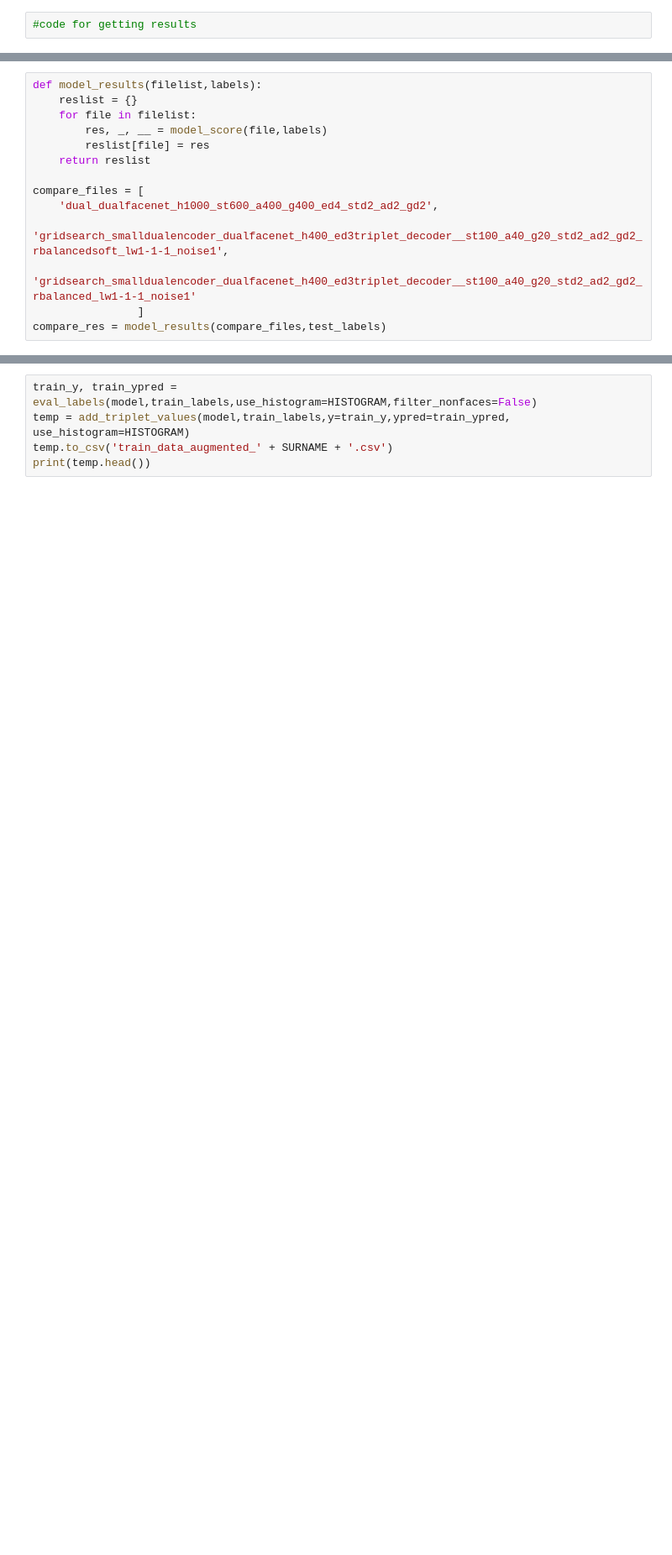
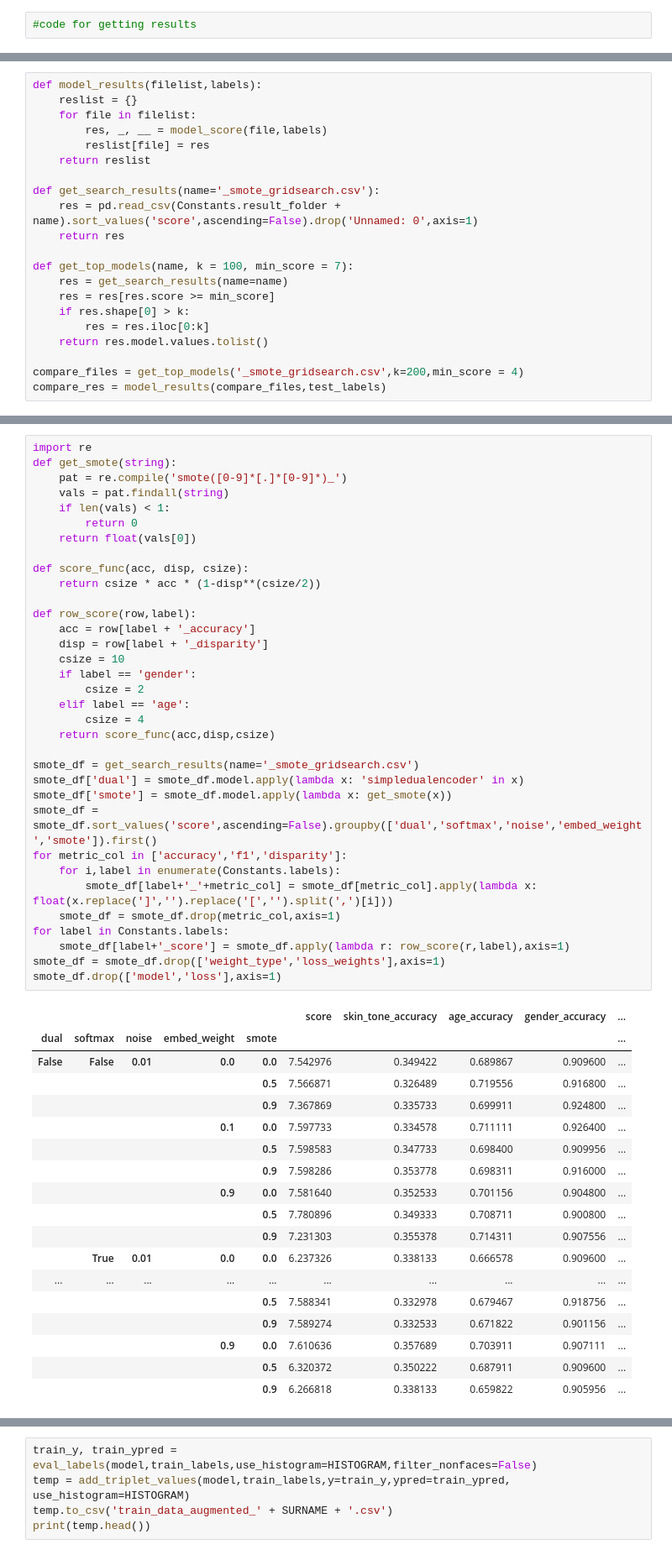
Before and after one commit to tehwentzel/SRIA_Bias, a Jupyter notebook: Untitled.ipynb, the cells around one changed output, grey strips where cells are left out. Shown at 84% size. Saved outputs shown, nothing was run; the diff lists cells and outputs as text; blank space fills up the shorter version.

```diff
--- a/Untitled.ipynb
+++ b/Untitled.ipynb
@@ -266,11 +252,18 @@ def model_results(filelist,labels):
         reslist[file] = res
     return reslist
 
-compare_files = [
-    'dual_dualfacenet_h1000_st600_a400_g400_ed4_std2_ad2_gd2',
-    'gridsearch_smalldualencoder_dualfacenet_h400_ed3triplet_decoder__st100_a40_g20_std2_ad2_gd2_rbalancedsoft_lw1-1-1_noise1',
-    'gridsearch_smalldualencoder_dualfacenet_h400_ed3triplet_decoder__st100_a40_g20_std2_ad2_gd2_rbalanced_lw1-1-1_noise1'
-                ]
+def get_search_results(name='_smote_gridsearch.csv'):
+    res = pd.read_csv(Constants.result_folder + name).sort_values('score',ascending=False).drop('Unnamed: 0',axis=1)
+    return res
+
+def get_top_models(name, k = 100, min_score = 7):
+    res = get_search_results(name=name)
+    res = res[res.score >= min_score]
+    if res.shape[0] > k:
+        res = res.iloc[0:k]
+    return res.model.values.tolist()
+
+compare_files = get_top_models('_smote_gridsearch.csv',k=200,min_score = 4)
 compare_res = model_results(compare_files,test_labels)
 # %% [output]
 (3000, 5)
@@ -281,0 +306,53 @@ compare_res = model_results(compare_files,test_labels)
+# %%
+import re
+def get_smote(string):
+    pat = re.compile('smote([0-9]*[.]*[0-9]*)_')
+    vals = pat.findall(string)
+    if len(vals) < 1:
+        return 0
+    return float(vals[0])
+
+def score_func(acc, disp, csize):
+    return csize * acc * (1-disp**(csize/2))
+
+def row_score(row,label):
+    acc = row[label + '_accuracy']
+    disp = row[label + '_disparity']
+    csize = 10
+    if label == 'gender':
+        csize = 2
+    elif label == 'age':
+        csize = 4
+    return score_func(acc,disp,csize)
+
+smote_df = get_search_results(name='_smote_gridsearch.csv')
+smote_df['dual'] = smote_df.model.apply(lambda x: 'simpledualencoder' in x)
+smote_df['smote'] = smote_df.model.apply(lambda x: get_smote(x))
+smote_df = smote_df.sort_values('score',ascending=False).groupby(['dual','softmax','noise','embed_weight','smote']).first()
+for metric_col in ['accuracy','f1','disparity']:
+    for i,label in enumerate(Constants.labels):
+        smote_df[label+'_'+metric_col] = smote_df[metric_col].apply(lambda x: float(x.replace(']','').replace('[','').split(',')[i]))
+    smote_df = smote_df.drop(metric_col,axis=1)
+for label in Constants.labels:
+    smote_df[label+'_score'] = smote_df.apply(lambda r: row_score(r,label),axis=1)
+smote_df = smote_df.drop(['weight_type','loss_weights'],axis=1)
+smote_df.drop(['model','loss'],axis=1)
+# %% [output]
+|  |  |  |  |  | score | skin_tone_accuracy | age_accuracy | gender_accuracy | ... |
+| dual | softmax | noise | embed_weight | smote |  |  |  |  | ... |
+| False | False | 0.01 | 0.0 | 0.0 | 7.542976 | 0.349422 | 0.689867 | 0.909600 | ... |
+|  |  |  |  | 0.5 | 7.566871 | 0.326489 | 0.719556 | 0.916800 | ... |
+|  |  |  |  | 0.9 | 7.367869 | 0.335733 | 0.699911 | 0.924800 | ... |
+|  |  |  | 0.1 | 0.0 | 7.597733 | 0.334578 | 0.711111 | 0.926400 | ... |
+|  |  |  |  | 0.5 | 7.598583 | 0.347733 | 0.698400 | 0.909956 | ... |
+|  |  |  |  | 0.9 | 7.598286 | 0.353778 | 0.698311 | 0.916000 | ... |
+|  |  |  | 0.9 | 0.0 | 7.581640 | 0.352533 | 0.701156 | 0.904800 | ... |
+|  |  |  |  | 0.5 | 7.780896 | 0.349333 | 0.708711 | 0.900800 | ... |
+|  |  |  |  | 0.9 | 7.231303 | 0.355378 | 0.714311 | 0.907556 | ... |
+|  | True | 0.01 | 0.0 | 0.0 | 6.237326 | 0.338133 | 0.666578 | 0.909600 | ... |
+| ... | ... | ... | ... | ... | ... | ... | ... | ... | ... |
+|  |  |  |  | 0.5 | 7.588341 | 0.332978 | 0.679467 | 0.918756 | ... |
+|  |  |  |  | 0.9 | 7.589274 | 0.332533 | 0.671822 | 0.901156 | ... |
+|  |  |  | 0.9 | 0.0 | 7.610636 | 0.357689 | 0.703911 | 0.907111 | ... |
+|  |  |  |  | 0.5 | 6.320372 | 0.350222 | 0.687911 | 0.909600 | ... |
+|  |  |  |  | 0.9 | 6.266818 | 0.338133 | 0.659822 | 0.905956 | ... |
```
Also changed, not shown: parts of 15 cells of this notebook, 1 other file.
